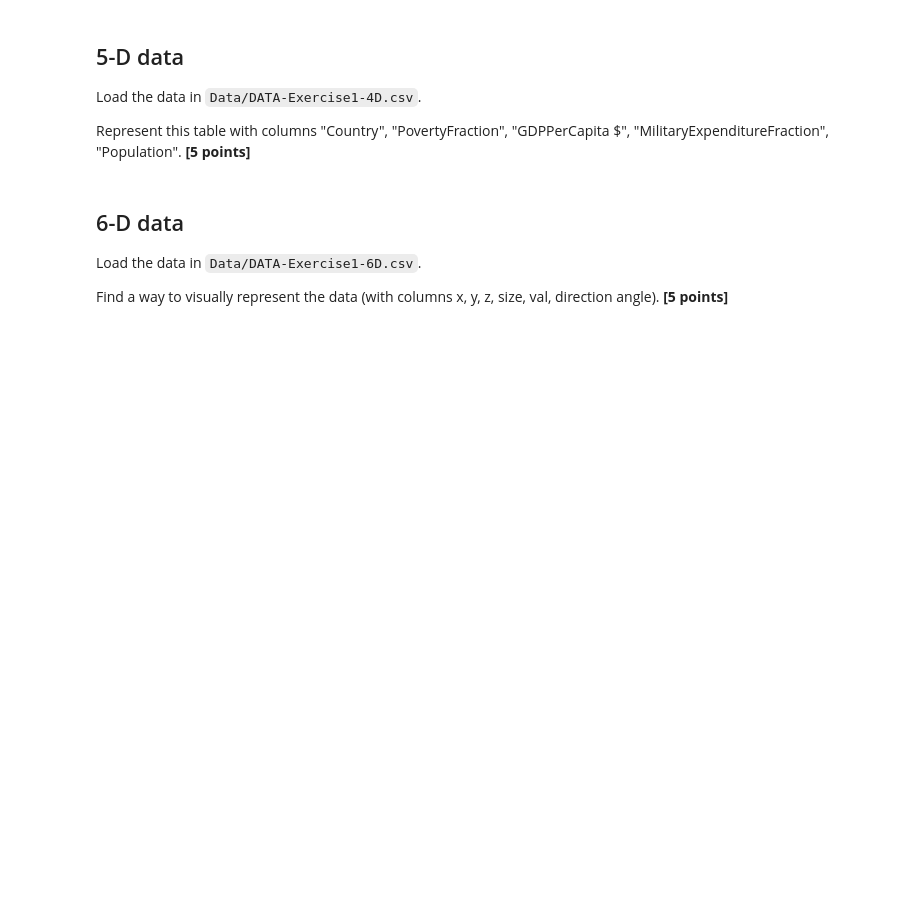
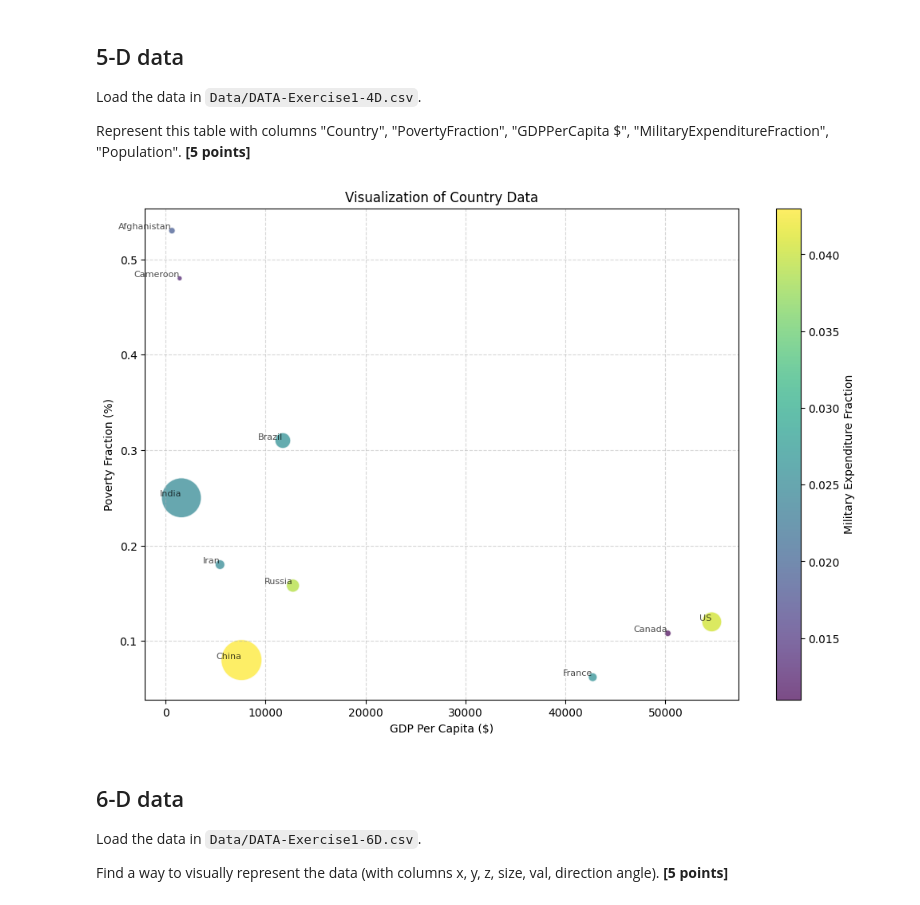
Before and after one commit to DAAP-Summer-2024/intro-to-data-structure-and-data-visualization-nilejara, a Jupyter notebook: assignment_1.ipynb, the cells around one changed output. Saved outputs shown, nothing was run; the diff lists cells and outputs as text; code cells hidden in the pictures; blank space fills up the shorter version.

```diff
--- a/assignment_1.ipynb
+++ b/assignment_1.ipynb
@@ -511,6 +514,52 @@ How will you show the volume properties (using columns x, y, z, and value)  **[5
 Load the data in `Data/DATA-Exercise1-4D.csv`.
 
 Represent this table with columns "Country", "PovertyFraction", "GDPPerCapita $", "MilitaryExpenditureFraction", "Population". **[5 points]**
+# %%
+import pandas as pd
+import matplotlib.pyplot as plt
+
+# Datei laden und Spaltennamen festlegen
+file_path = "Data/DATA-Exercise1-5D.csv"
+data = pd.read_csv(file_path, header=0, names=["Country", "PovertyFraction", "GDPPerCapita", "MilitaryExpenditureFraction", "Population"])
+
+# Streudiagramm erstellen
+plt.figure(figsize=(12, 8))
+scatter = plt.scatter(
+    data["GDPPerCapita"],               # x-Achse: GDP pro Kopf
+    data["PovertyFraction"],           # y-Achse: Armutsanteil
+    s=data["Population"] / 1e6,        # Blasengröße: Bevölkerung (skaliert)
+    c=data["MilitaryExpenditureFraction"],  # Farbe: Militärausgabenanteil
+    cmap="viridis",                    # Farbskala
+    alpha=0.7,                         # Transparenz
+    edgecolors="w"                     # Randfarbe der Punkte
+)
+
+# Ländernamen als Beschriftungen hinzufügen
+for i, row in data.iterrows():
+    plt.text(
+        row["GDPPerCapita"],
+        row["PovertyFraction"],
+        row["Country"],
+        fontsize=8,                     # Schriftgröße
+        ha='right',                     # Horizontale Ausrichtung
+        va='bottom',                    # Vertikale Ausrichtung
+        alpha=0.7                       # Transparenz
+    )
+
+# Farbskala hinzufügen
+cbar = plt.colorbar(scatter)
+cbar.set_label("Military Expenditure Fraction")
+
+# Achsen beschriften und Titel hinzufügen
+plt.title("Visualization of Country Data")
+plt.xlabel("GDP Per Capita ($)")
+plt.ylabel("Poverty Fraction (%)")
+plt.grid(True, linestyle="--", alpha=0.5)
+
+# Diagramm anzeigen
+plt.show()
+# %% [output]
+[figure, added]
 # %% [markdown]
 ## 6-D data
 
```
Also changed, not shown: parts of 1 cell of this notebook.
